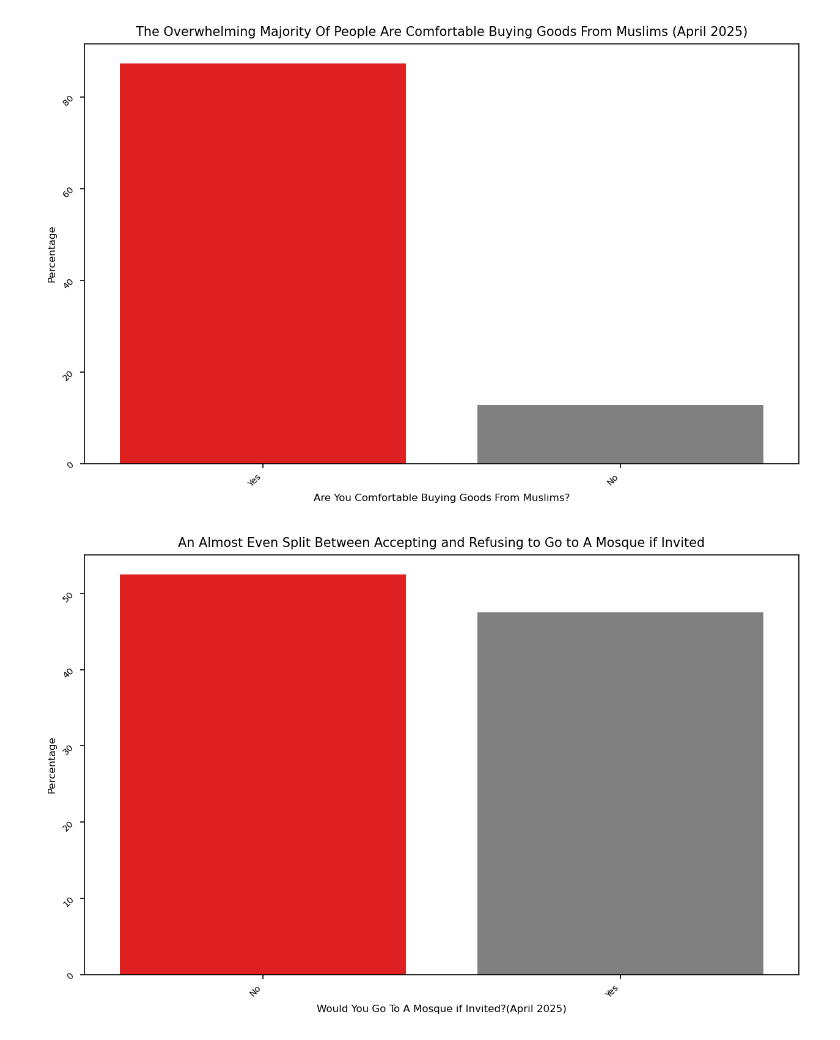
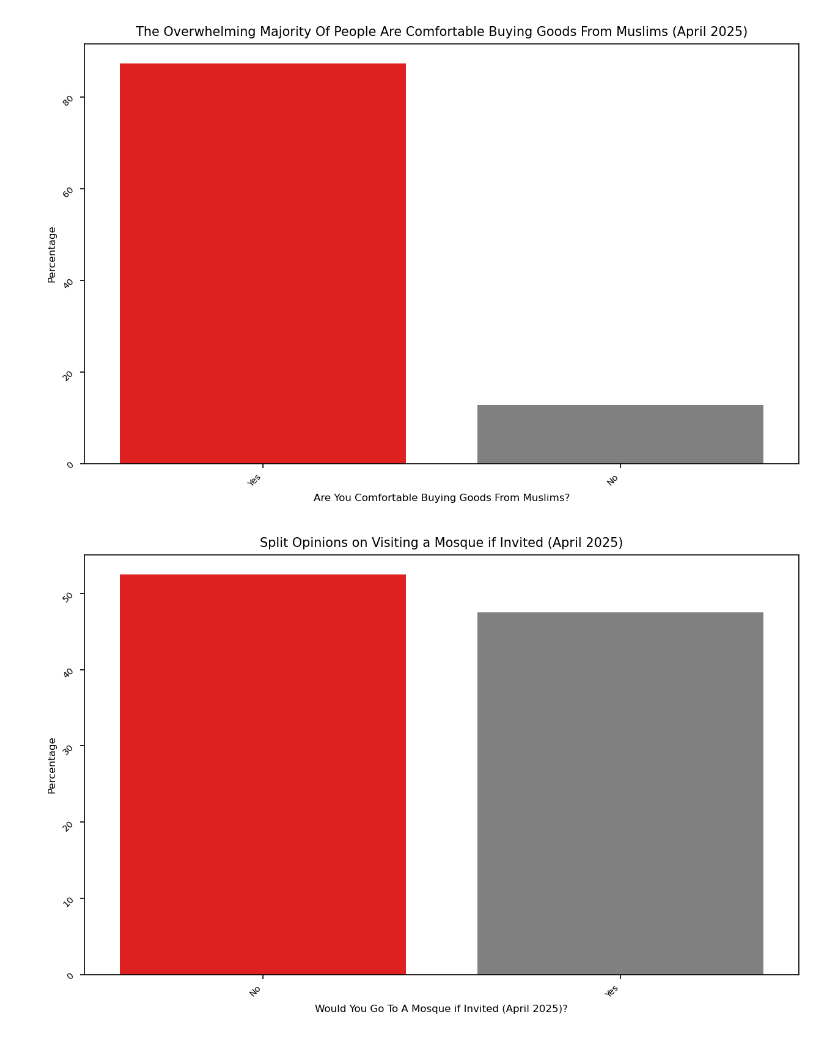
Before and after one commit to manelmahroug/Muslim-Brand-Sentiment, a Jupyter notebook: Brand_sentiment_004_April_2025.ipynb, the cells around one changed output. Saved outputs shown, nothing was run; the diff lists cells and outputs as text; code cells hidden in the pictures.

```diff
--- a/Brand_sentiment_004_April_2025.ipynb
+++ b/Brand_sentiment_004_April_2025.ipynb
@@ -979,9 +979,9 @@ plot_percentages(df, column_name, x_label, title)
 # %%
 column_name= "If a Muslim invited you to go to a mosque (Muslims' place of worship), would you go?"
 df= apr25
-x_label= "Would You Go To A Mosque if Invited?(April 2025)"
-title= "An Almost Even Split Between Accepting and Refusing to Go to A Mosque if Invited"
+x_label= "Would You Go To A Mosque if Invited (April 2025)?"
+title= "Split Opinions on Visiting a Mosque if Invited (April 2025)"
 
 plot_percentages(df, column_name, x_label, title)
 # %% [output]
-[figure, old version]
+[figure, new version]
```
Also changed, not shown: parts of 9 cells of this notebook.
